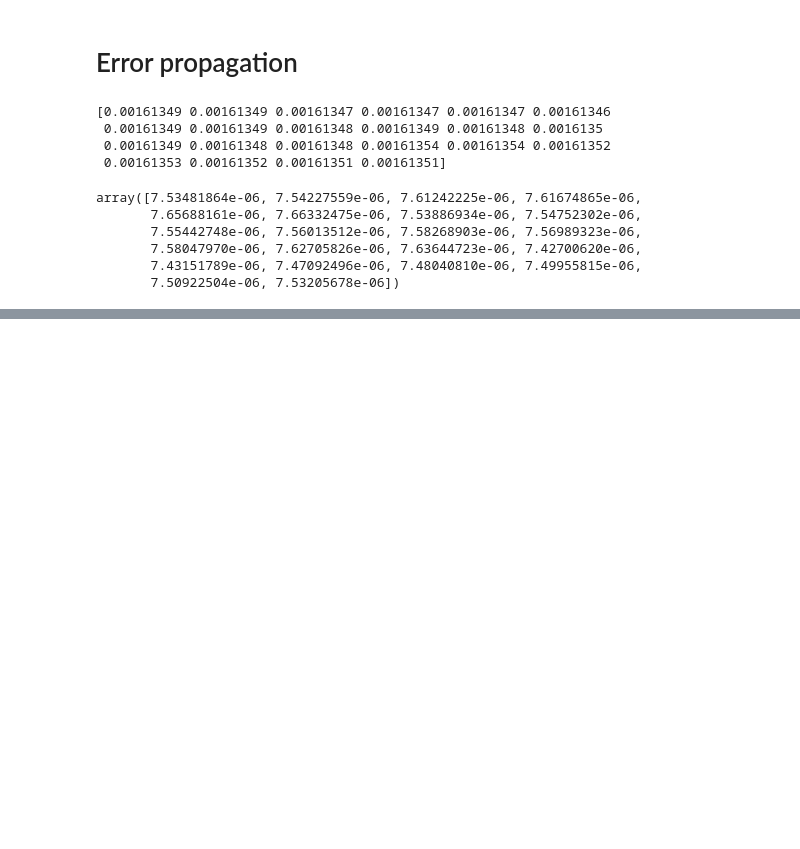
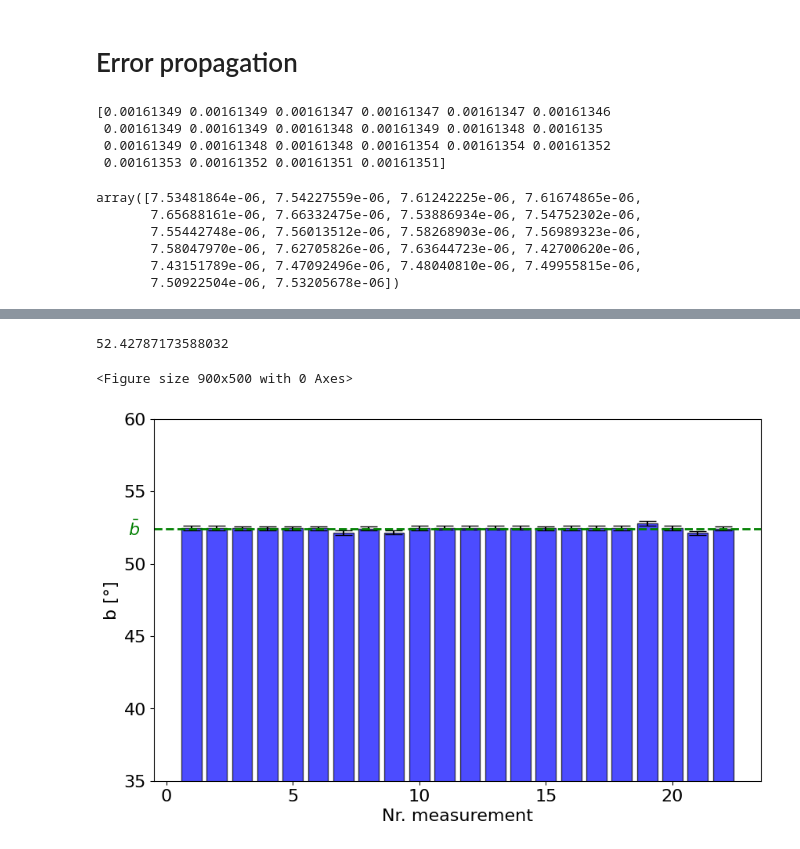
Before and after one commit to sofiasmg/ExpAstro, a Jupyter notebook: Lab1/Python/lab1-auswertung-new.ipynb, the cells around one changed output, grey strips where cells are left out. Saved outputs shown, nothing was run; the diff lists cells and outputs as text; code cells hidden in the pictures; blank space fills up the shorter version.

```diff
--- a/Lab1/Python/lab1-auswertung-new.ipynb
+++ b/Lab1/Python/lab1-auswertung-new.ipynb
@@ -101,6 +91,7 @@ print((Y + b) > np.pi/2)
 -> First solution for b!
 # %%
 b = (np.pi - np.arcsin(np.cos(z*np.pi/180)/X) - Y) * 180/np.pi
+b2 = b
 bmean = np.mean(b)
 degrees = int(bmean)
 minutes = int((bmean - int(bmean))*60)
@@ -256,0 +240,20 @@ print(s_b_mean)
+# %%
+plt.figure(figsize=(9, 5))
+indices = np.arange(1, len(b2) + 1)
+plt.figure(figsize=(10, 6))
+plt.bar(indices, b2, color='blue', alpha=0.7, edgecolor='black')  # Erstelle das Balkendiagramm
+plt.errorbar(indices, b2, yerr=s_b, color='black', linestyle='none', capsize=8, label='Data with error bars')
+# plt.title('Histogram of geographical latitude b', fontsize=18)
+plt.ylabel('b [°]', fontsize=16)
+plt.xlabel('Nr. measurement', fontsize=16)
+plt.yticks(fontsize=16)
+plt.xticks(fontsize=16)
+plt.ylim(35,60)
+plt.axhline(y=bmean, color='green', linestyle='--', linewidth=2, label=f'b mean')
+plt.text(x=-1.5, y=bmean-0.5, s=r'$\bar{b}$', color='green', fontsize=16)
+plt.savefig('histogram.png', dpi=300, bbox_inches='tight')
+print(bmean)
+# %% [output]
+52.42787173588032
+<Figure size 900x500 with 0 Axes>
+[figure, added]
```
Also changed, not shown: parts of 6 cells of this notebook, 2 other files.
